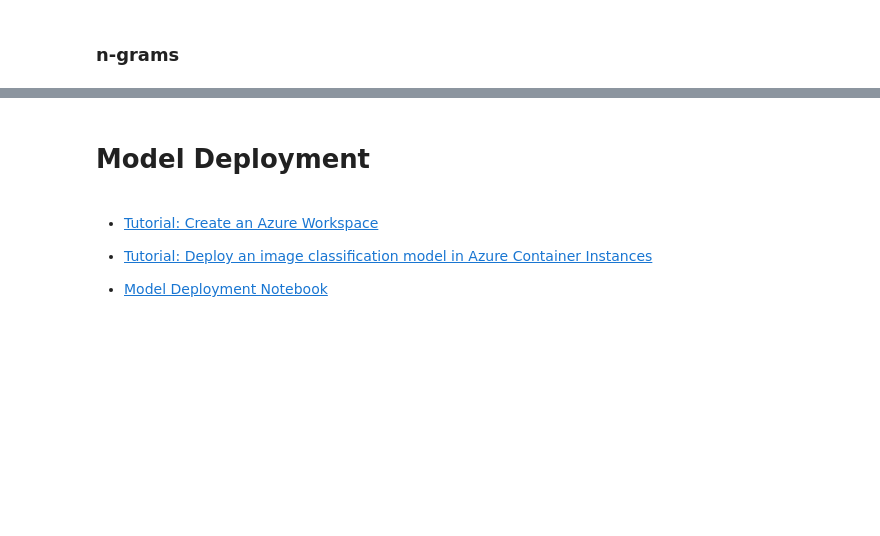
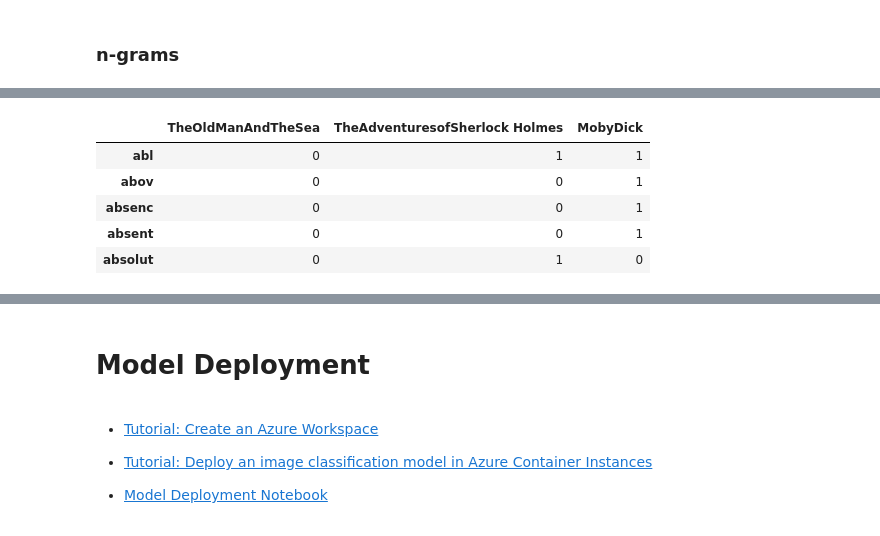
Before and after one commit to ebharucha/Misc, a Jupyter notebook: Cheat Sheet.ipynb, the cells around one changed output, grey strips where cells are left out. Drawn from its saved outputs; the diff is of its cells as text; code cells hidden in the pictures; blank space fills up the shorter version.

```diff
--- a/Cheat Sheet.ipynb
+++ b/Cheat Sheet.ipynb
@@ -1218,0 +1308,12 @@ print(model.predict(vect.transform(['not an issue, phone is working',
+# %%
+# Construct a TDM (term-document matrix), which is one of the required inputs
+
+data_tdm_na = data_dtm_na.transpose()
+data_tdm_na.head()
+# %% [output]
+|  | TheOldManAndTheSea | TheAdventuresofSherlock Holmes | MobyDick |
+| abl | 0 | 1 | 1 |
+| abov | 0 | 0 | 1 |
+| absenc | 0 | 0 | 1 |
+| absent | 0 | 0 | 1 |
+| absolut | 0 | 1 | 0 |
```
Also changed, not shown: parts of 81 cells of this notebook, 9 other files.
